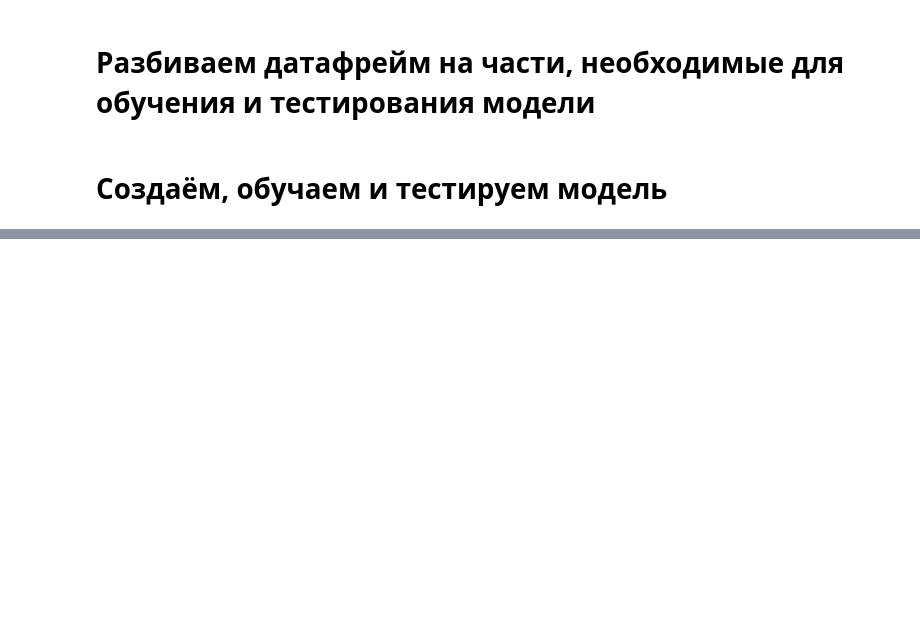
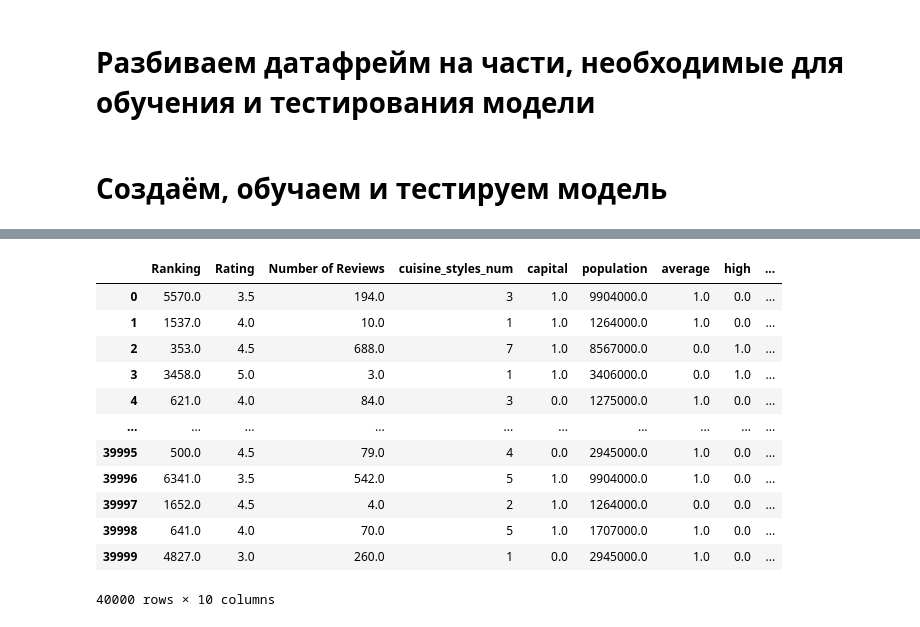
Before and after one commit to zadvovl/SkillFactory, a Jupyter notebook: module_3/your_first_model.ipynb, the cells around one changed output, grey strips where cells are left out. Saved outputs shown, nothing was run; the diff lists cells and outputs as text; code cells hidden in the pictures; blank space fills up the shorter version.

Commit message:
Intermediate commit. Learned to process dates. But more work needs to be done.

```diff
--- a/module_3/your_first_model.ipynb
+++ b/module_3/your_first_model.ipynb
@@ -149,4 +149,19 @@ def convert_price_range(s):
         return 'high'
     else:
         return 'other'
+
+def median_interval(l):
+    '''
+    Takes a list with dates as strings in a format like 'February 28, 2017'
+    and returns a median interval between 2 consequent dates in a dataset
+    '''
+    tmp = ast.literal_eval(l)
+    res_lst = []
+    if len(tmp) > 1:
+        tmp = [datetime.strptime(i, '%B %d, %Y') for i in tmp]
+        i = 0
+        for d in tmp:
+            res_lst.append((tmp[i] - d).days)
+        return np.median(res_lst)
+    return -1
 # %%
@@ -361,9 +376,9 @@ dtypes: float64(5), int64(1), object(2)
 memory usage: 2.7+ MB
 # %%
 # processing Price Range with one hot encoder
-enc = OneHotEncoder(handle_unknown='ignore')
-y = OneHotEncoder().fit_transform(df['Price Range'].to_numpy().reshape(-1, 1)).toarray()
-df_price_rng = pd.DataFrame(y, columns=['average','high','low'])
-df = pd.concat([df,df_price_rng], axis=1)
+# enc = OneHotEncoder(handle_unknown='ignore')
+# y = OneHotEncoder().fit_transform(df['Price Range'].to_numpy().reshape(-1, 1)).toarray()
+# df_price_rng = pd.DataFrame(y, columns=['average','high','low'])
+# df = pd.concat([df,df_price_rng], axis=1)
 df.drop(['Price Range'], inplace=True, axis=1)
-df.head(20)
+# df.head(20)
@@ -411,0 +385,6 @@ tst
+# %%
+# let's calculate median interval between consequetive review dates
+# for every restaraunt and drop 'all_review_dates' column
+df['median_days_between_reviews'] = df['all_review_dates'].apply(median_interval)
+df.drop(labels=['all_review_dates'], axis=1, inplace=True)
+df.head()
@@ -465,0 +434,16 @@ df_small
+# %%
+df
+# %% [output]
+|  | Ranking | Rating | Number of Reviews | cuisine_styles_num | capital | population | average | high | ... |
+| 0 | 5570.0 | 3.5 | 194.0 | 3 | 1.0 | 9904000.0 | 1.0 | 0.0 | ... |
+| 1 | 1537.0 | 4.0 | 10.0 | 1 | 1.0 | 1264000.0 | 1.0 | 0.0 | ... |
+| 2 | 353.0 | 4.5 | 688.0 | 7 | 1.0 | 8567000.0 | 0.0 | 1.0 | ... |
+| 3 | 3458.0 | 5.0 | 3.0 | 1 | 1.0 | 3406000.0 | 0.0 | 1.0 | ... |
+| 4 | 621.0 | 4.0 | 84.0 | 3 | 0.0 | 1275000.0 | 1.0 | 0.0 | ... |
+| ... | ... | ... | ... | ... | ... | ... | ... | ... | ... |
+| 39995 | 500.0 | 4.5 | 79.0 | 4 | 0.0 | 2945000.0 | 1.0 | 0.0 | ... |
+| 39996 | 6341.0 | 3.5 | 542.0 | 5 | 1.0 | 9904000.0 | 1.0 | 0.0 | ... |
+| 39997 | 1652.0 | 4.5 | 4.0 | 2 | 1.0 | 1264000.0 | 0.0 | 0.0 | ... |
+| 39998 | 641.0 | 4.0 | 70.0 | 5 | 1.0 | 1707000.0 | 1.0 | 0.0 | ... |
+| 39999 | 4827.0 | 3.0 | 260.0 | 1 | 0.0 | 2945000.0 | 1.0 | 0.0 | ... |
+40000 rows × 10 columns
```
Also changed, not shown: parts of 11 cells of this notebook, 2 other files.
